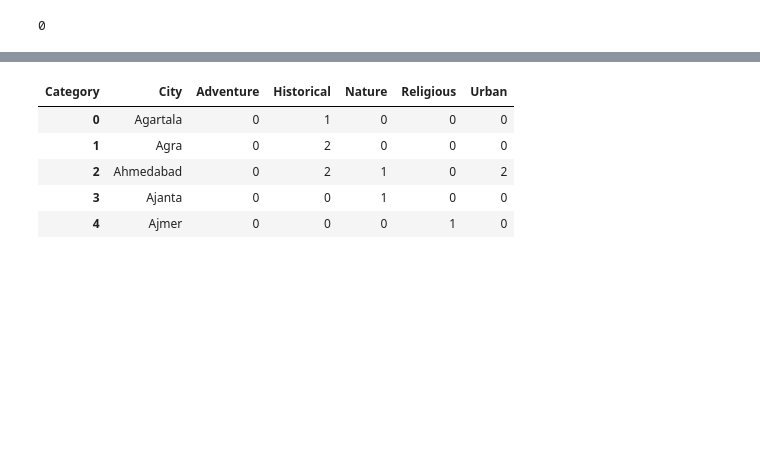
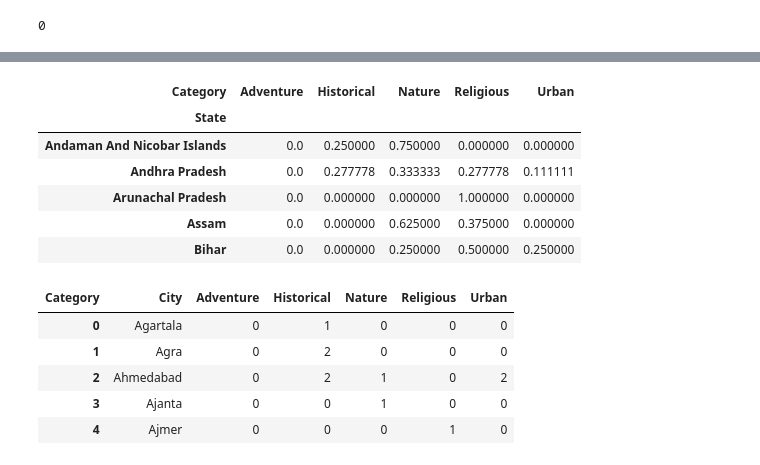
Before and after one commit to me-is-mukul/BonVoyage-AI-Travel-Planner, a Jupyter notebook: Bon Voyage/preprocess.ipynb, the cells around one changed output, grey strips where cells are left out. Saved outputs shown, nothing was run; the diff lists cells and outputs as text; code cells hidden in the pictures; blank space fills up the shorter version.

```diff
--- a/Bon Voyage/preprocess.ipynb
+++ b/Bon Voyage/preprocess.ipynb
@@ -251,0 +282,15 @@ print(df['Category_ID'].isnull().sum())
+# %%
+state_vectors = pd.crosstab(df['State'], df['Category'])
+
+# normalize
+state_vectors = state_vectors.div(state_vectors.sum(axis=1), axis=0)
+
+state_vectors.head()
+# %% [output]
+| Category | Adventure | Historical | Nature | Religious | Urban |
+| State |  |  |  |  |  |
+| Andaman And Nicobar Islands | 0.0 | 0.250000 | 0.750000 | 0.000000 | 0.000000 |
+| Andhra Pradesh | 0.0 | 0.277778 | 0.333333 | 0.277778 | 0.111111 |
+| Arunachal Pradesh | 0.0 | 0.000000 | 0.000000 | 1.000000 | 0.000000 |
+| Assam | 0.0 | 0.000000 | 0.625000 | 0.375000 | 0.000000 |
+| Bihar | 0.0 | 0.000000 | 0.250000 | 0.500000 | 0.250000 |
```
Also changed, not shown: parts of 9 cells of this notebook, 8 other files.
